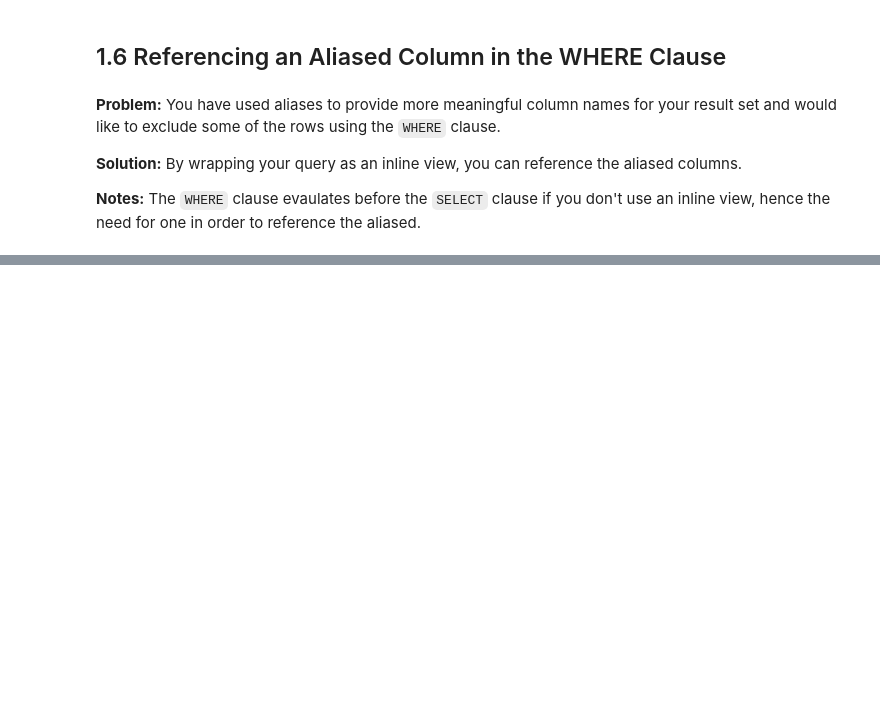
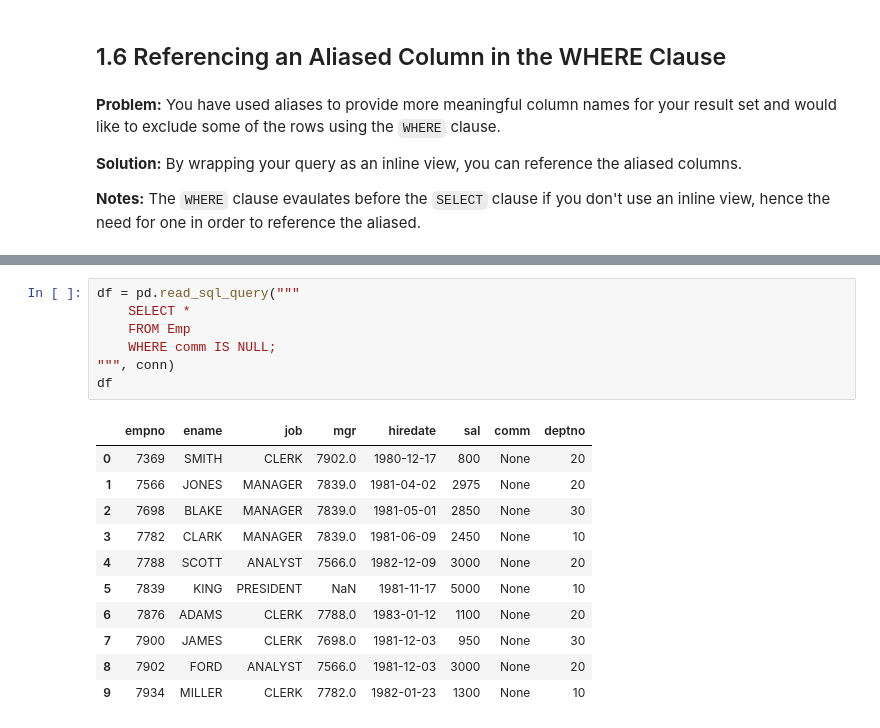
Before and after one commit to ryanharper827/SQLCookbook, a Jupyter notebook: chapters/chapter1.ipynb, the cells around one changed output, grey strips where cells are left out. Saved outputs shown, nothing was run; the diff lists cells and outputs as text; blank space fills up the shorter version.

```diff
--- a/chapters/chapter1.ipynb
+++ b/chapters/chapter1.ipynb
@@ -173,0 +280,19 @@ df
+# %%
+df = pd.read_sql_query("""
+    SELECT *
+    FROM Emp
+    WHERE comm IS NULL;
+""", conn)
+df
+# %% [output]
+|  | empno | ename | job | mgr | hiredate | sal | comm | deptno |
+| 0 | 7369 | SMITH | CLERK | 7902.0 | 1980-12-17 | 800 | None | 20 |
+| 1 | 7566 | JONES | MANAGER | 7839.0 | 1981-04-02 | 2975 | None | 20 |
+| 2 | 7698 | BLAKE | MANAGER | 7839.0 | 1981-05-01 | 2850 | None | 30 |
+| 3 | 7782 | CLARK | MANAGER | 7839.0 | 1981-06-09 | 2450 | None | 10 |
+| 4 | 7788 | SCOTT | ANALYST | 7566.0 | 1982-12-09 | 3000 | None | 20 |
+| 5 | 7839 | KING | PRESIDENT | NaN | 1981-11-17 | 5000 | None | 10 |
+| 6 | 7876 | ADAMS | CLERK | 7788.0 | 1983-01-12 | 1100 | None | 20 |
+| 7 | 7900 | JAMES | CLERK | 7698.0 | 1981-12-03 | 950 | None | 30 |
+| 8 | 7902 | FORD | ANALYST | 7566.0 | 1981-12-03 | 3000 | None | 20 |
+| 9 | 7934 | MILLER | CLERK | 7782.0 | 1982-01-23 | 1300 | None | 10 |
```
Also changed, not shown: parts of 28 cells of this notebook.
